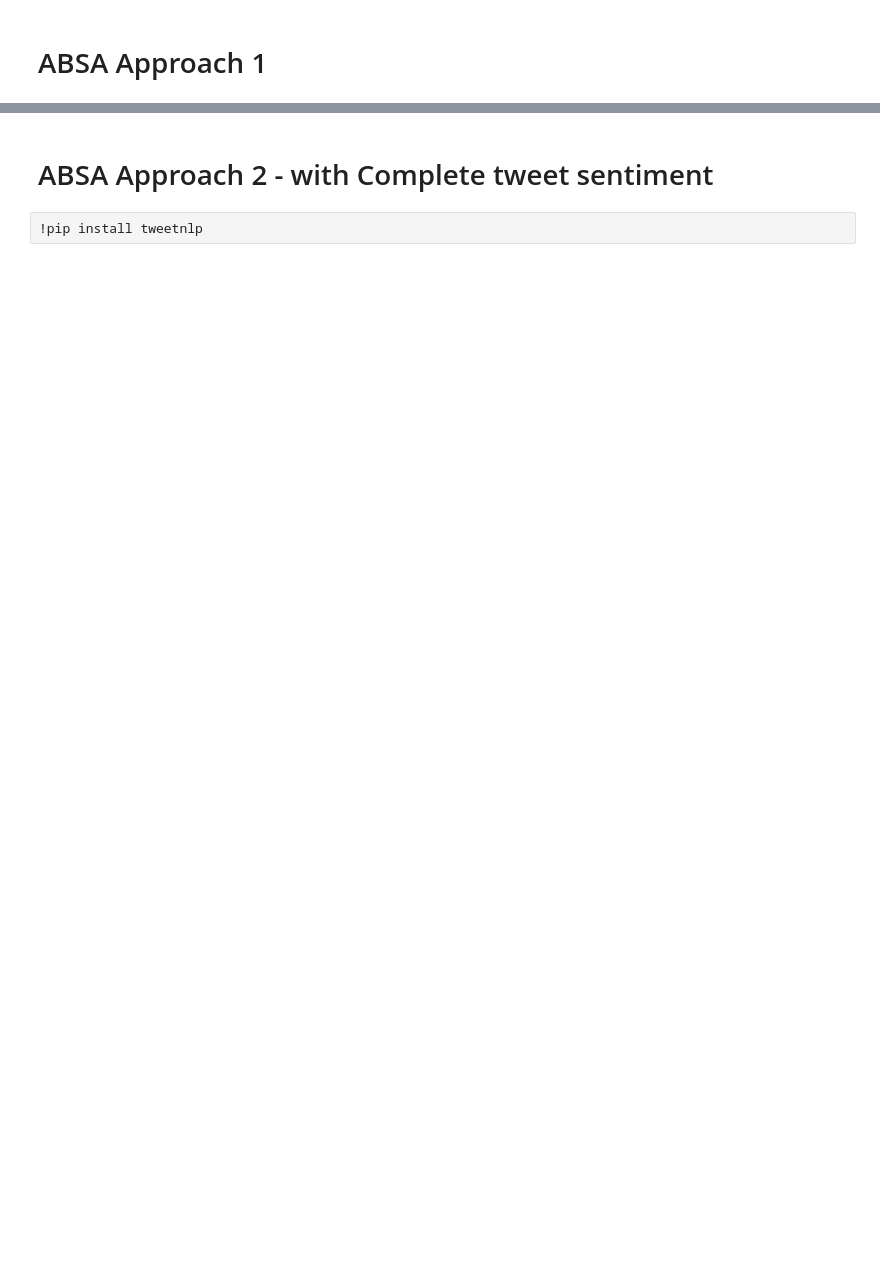
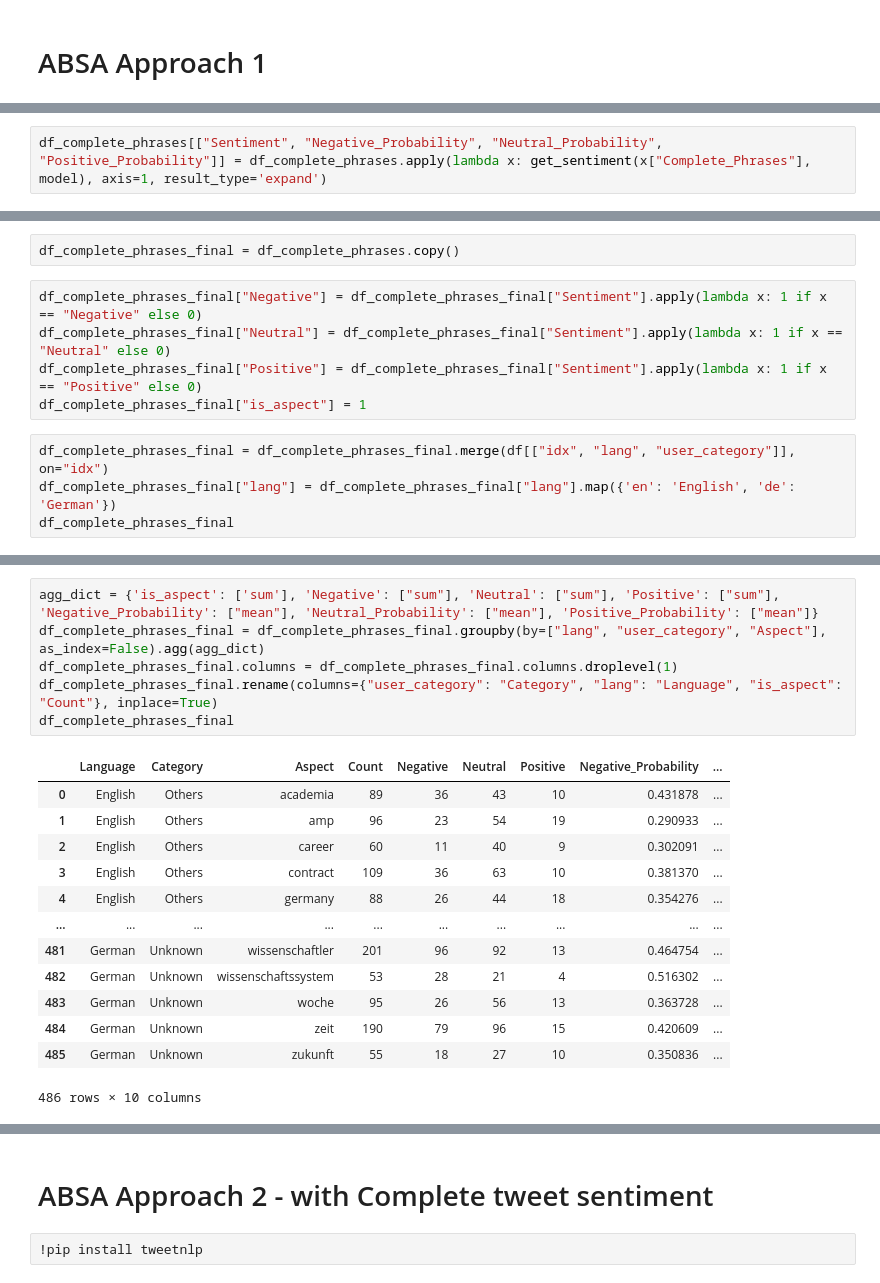
Before and after one commit to jeffyelson/triwizard_ichbinhanna_dbseproject, a Jupyter notebook: Aspect Based Sentiment Analysis/CompleteABSA.ipynb, the cells around one changed output, grey strips where cells are left out. Drawn from its saved outputs; the diff is of its cells as text; blank space fills up the shorter version.

```diff
--- a/Aspect Based Sentiment Analysis/CompleteABSA.ipynb
+++ b/Aspect Based Sentiment Analysis/CompleteABSA.ipynb
@@ -413,0 +528,2 @@ temp
+# %%
+df_complete_phrases[["Sentiment", "Negative_Probability", "Neutral_Probability", "Positive_Probability"]] = df_complete_phrases.apply(lambda x: get_sentiment(x["Complete_Phrases"], model), axis=1, result_type='expand')
@@ -413,0 +538,11 @@ temp
+# %%
+df_complete_phrases_final = df_complete_phrases.copy()
+# %%
+df_complete_phrases_final["Negative"] = df_complete_phrases_final["Sentiment"].apply(lambda x: 1 if x == "Negative" else 0)
+df_complete_phrases_final["Neutral"] = df_complete_phrases_final["Sentiment"].apply(lambda x: 1 if x == "Neutral" else 0)
+df_complete_phrases_final["Positive"] = df_complete_phrases_final["Sentiment"].apply(lambda x: 1 if x == "Positive" else 0)
+df_complete_phrases_final["is_aspect"] = 1
+# %%
+df_complete_phrases_final = df_complete_phrases_final.merge(df[["idx", "lang", "user_category"]], on="idx")
+df_complete_phrases_final["lang"] = df_complete_phrases_final["lang"].map({'en': 'English', 'de': 'German'})
+df_complete_phrases_final
@@ -413,0 +563,20 @@ temp
+# %%
+agg_dict = {'is_aspect': ['sum'], 'Negative': ["sum"], 'Neutral': ["sum"], 'Positive': ["sum"], 'Negative_Probability': ["mean"], 'Neutral_Probability': ["mean"], 'Positive_Probability': ["mean"]}
+df_complete_phrases_final = df_complete_phrases_final.groupby(by=["lang", "user_category", "Aspect"], as_index=False).agg(agg_dict)
+df_complete_phrases_final.columns = df_complete_phrases_final.columns.droplevel(1)
+df_complete_phrases_final.rename(columns={"user_category": "Category", "lang": "Language", "is_aspect": "Count"}, inplace=True)
+df_complete_phrases_final
+# %% [output]
+|  | Language | Category | Aspect | Count | Negative | Neutral | Positive | Negative_Probability | ... |
+| 0 | English | Others | academia | 89 | 36 | 43 | 10 | 0.431878 | ... |
+| 1 | English | Others | amp | 96 | 23 | 54 | 19 | 0.290933 | ... |
+| 2 | English | Others | career | 60 | 11 | 40 | 9 | 0.302091 | ... |
+| 3 | English | Others | contract | 109 | 36 | 63 | 10 | 0.381370 | ... |
+| 4 | English | Others | germany | 88 | 26 | 44 | 18 | 0.354276 | ... |
+| ... | ... | ... | ... | ... | ... | ... | ... | ... | ... |
+| 481 | German | Unknown | wissenschaftler | 201 | 96 | 92 | 13 | 0.464754 | ... |
+| 482 | German | Unknown | wissenschaftssystem | 53 | 28 | 21 | 4 | 0.516302 | ... |
+| 483 | German | Unknown | woche | 95 | 26 | 56 | 13 | 0.363728 | ... |
+| 484 | German | Unknown | zeit | 190 | 79 | 96 | 15 | 0.420609 | ... |
+| 485 | German | Unknown | zukunft | 55 | 18 | 27 | 10 | 0.350836 | ... |
+486 rows × 10 columns
```
Also changed, not shown: parts of 43 cells of this notebook.
